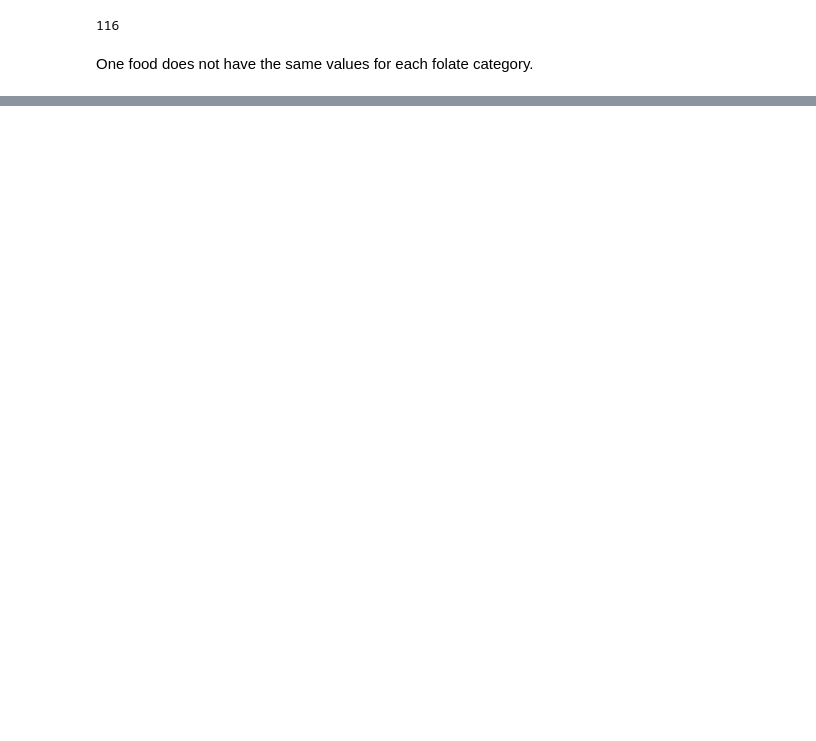
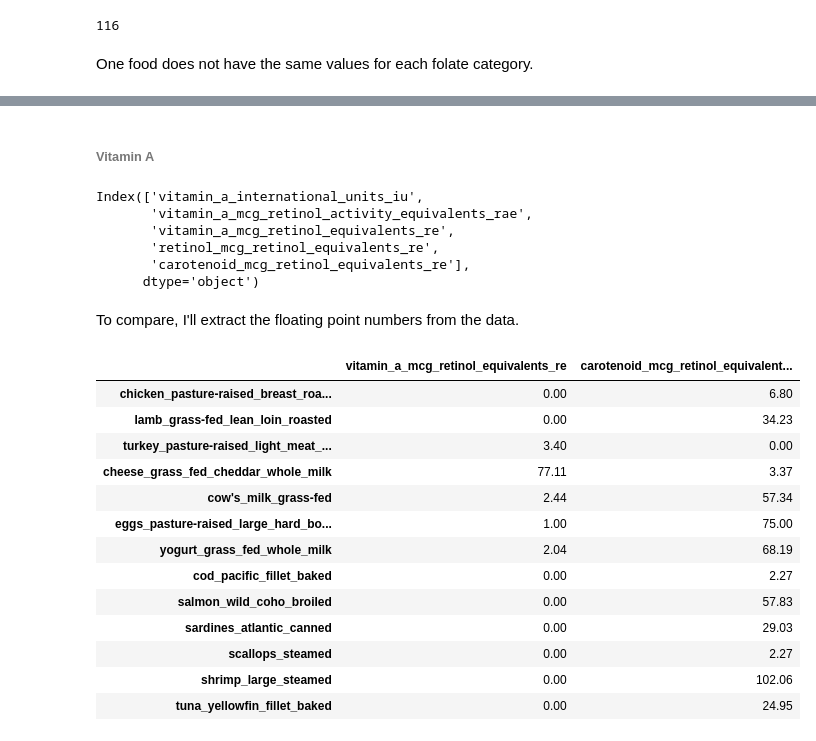
Before and after one commit to wcmohr/Nutrition, a Jupyter notebook: whfoods.ipynb, the cells around one changed output, grey strips where cells are left out. Cells and saved outputs as stored; diff of their text form; code cells hidden in the pictures; blank space fills up the shorter version.

Commit message:
data formatted in first pass, ready for PuLP modeling

```diff
--- a/whfoods.ipynb
+++ b/whfoods.ipynb
@@ -335,0 +424,12 @@ To simplify & clean the dataset, I'll collect the "nutrient_drv" columns that do
+# %% [markdown]
+###### Vitamin A
+# %%
+va_cols =  nv_df.filter(regex='vitamin_a|carotenoid|retinol').columns
+va_cols
+# %% [output]
+Index(['vitamin_a_international_units_iu',
+       'vitamin_a_mcg_retinol_activity_equivalents_rae',
+       'vitamin_a_mcg_retinol_equivalents_re',
+       'retinol_mcg_retinol_equivalents_re',
+       'carotenoid_mcg_retinol_equivalents_re'],
+      dtype='object')
@@ -335,0 +440,22 @@ To simplify & clean the dataset, I'll collect the "nutrient_drv" columns that do
+# %% [markdown]
+To compare, I'll extract the floating point numbers from the data.
+# %%
+sum(va_df[va_cols[2]] == va_df[va_cols[4]])
+# 104 foods are the same for 'Vitamin A mcg Retinol Equivalents (RE)' and 'Carotenoid mcg Retinol Equivalents (RE)'
+
+va_df[va_df[va_cols[2]] != va_df[va_cols[4]]][[va_cols[2],va_cols[4]]]
+# %% [output]
+|  | vitamin_a_mcg_retinol_equivalents_re | carotenoid_mcg_retinol_equivalent... |
+| chicken_pasture-raised_breast_roa... | 0.00 | 6.80 |
+| lamb_grass-fed_lean_loin_roasted | 0.00 | 34.23 |
+| turkey_pasture-raised_light_meat_... | 3.40 | 0.00 |
+| cheese_grass_fed_cheddar_whole_milk | 77.11 | 3.37 |
+| cow's_milk_grass-fed | 2.44 | 57.34 |
+| eggs_pasture-raised_large_hard_bo... | 1.00 | 75.00 |
+| yogurt_grass_fed_whole_milk | 2.04 | 68.19 |
+| cod_pacific_fillet_baked | 0.00 | 2.27 |
+| salmon_wild_coho_broiled | 0.00 | 57.83 |
+| sardines_atlantic_canned | 0.00 | 29.03 |
+| scallops_steamed | 0.00 | 2.27 |
+| shrimp_large_steamed | 0.00 | 102.06 |
+| tuna_yellowfin_fillet_baked | 0.00 | 24.95 |
```
Also changed, not shown: parts of 136 cells of this notebook, 10 other files.
